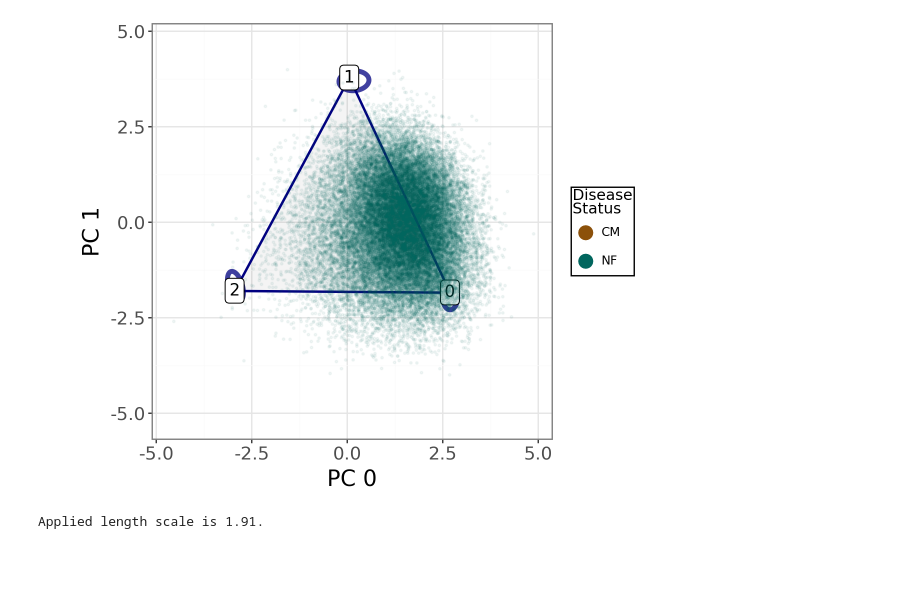
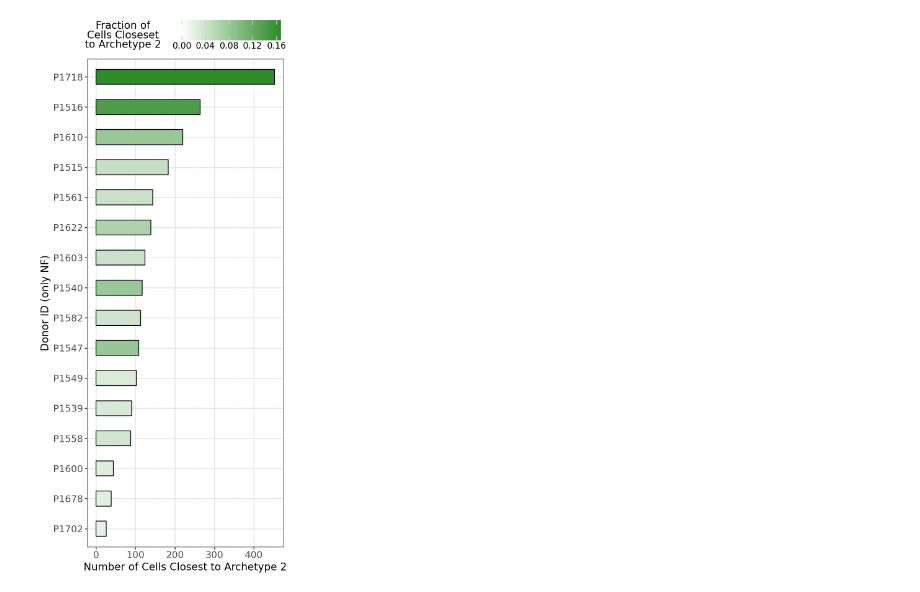
Before and after one commit to saezlab/ParTIpy_paper, a Jupyter notebook: fibroblast_cross_condition.ipynb, the cells around one changed output. Cells and saved outputs as stored; diff of their text form; code cells hidden in the pictures; blank space fills up the shorter version.

Commit message:
adding figure to show that cells from NF are also close to arch 2

```diff
--- a/fibroblast_cross_condition.ipynb
+++ b/fibroblast_cross_condition.ipynb
@@ -41,3 +41,69 @@ if msigdb_raw.duplicated(["geneset", "genesymbol"]).any():
 
 if needs_cache_write:
     msigdb_raw.to_pickle(msigdb_cache_path)
+
+aa_out = pt.get_aa_result(adata, n_archetypes=3)
+adata.obs["archetype_max_weight"] = aa_out["A"].argmax(axis=1)
+# %%
+from mizani.bounds import squish
+
+df = (
+    adata.obs.value_counts(["disease", "donor_id", "archetype_max_weight"])
+    .reset_index()
+    .query("archetype_max_weight==2")
+    .join(
+        adata.obs.value_counts("donor_id")
+        .reset_index()
+        .rename(columns={"count": "total_cells"})
+        .set_index("donor_id"),
+        on="donor_id",
+    )
+)
+df["fraction"] = df["count"] / df["total_cells"]
+
+df_nf = df.query("disease=='NF'").copy()
+df_nf = df_nf.sort_values("count", ascending=False)
+df_nf["donor_id"] = pd.Categorical(
+    df_nf["donor_id"],
+    categories=df_nf["donor_id"],
+    ordered=True,
+)
+
+order = df_nf.sort_values("count", ascending=False)["donor_id"].tolist()
+
+p = (
+    pn.ggplot(df_nf)
+    + pn.geom_col(pn.aes(x="donor_id", y="count", fill="fraction"), width=0.50, color="black")
+    + pn.scale_x_discrete(limits=order[::-1])  # reverse so largest ends up on top after coord_flip
+    + pn.coord_flip()
+    + pn.theme_bw()
+    + pn.labs(
+        x="Donor ID (only NF)",
+        y="Number of Cells Closest to Archetype 2",
+        fill="Fraction of\nCells Closeset\nto Archetype 2",
+    )
+    + pn.scale_fill_gradient2(
+        low="#f7fbff",  # very light
+        high="#2d8b2a",  # dark
+        limits=(0, df_nf["fraction"].max()),
+        oob=squish,
+    )
+    + pn.theme(
+        figure_size=(4, 9),
+
+        legend_position="top",
+        legend_direction="horizontal",
+
+        axis_title_x=pn.element_text(size=12),
+        axis_title_y=pn.element_text(size=12),
+
+        axis_text_x=pn.element_text(size=11),
+        axis_text_y=pn.element_text(size=11),
+
+        legend_title=pn.element_text(size=12),
+        legend_text=pn.element_text(size=10),
+    )
+)
+p.show()
+# %% [output]
+[figure, added]
@@ -149,8 +242,6 @@ p = (
     )
 )
 p.show()
-# %% [output]
-[figure, removed]
 # %%
 import numpy as np
 
@@ -161,8 +252,6 @@ pt.compute_archetype_weights(
 weights = pt.get_aa_cell_weights(adata, n_archetypes=n_archetypes)
 weights /= weights.sum(axis=0, keepdims=True)
 assert np.allclose(weights.sum(axis=0), 1, rtol=1e-3)
-# %% [output]
-Applied length scale is 1.91.
 # %%
 # add weigths to adata.obs for plotting
 for arch_idx in range(n_archetypes):
```
Also changed, not shown: parts of 9 cells of this notebook, 4 other files.
